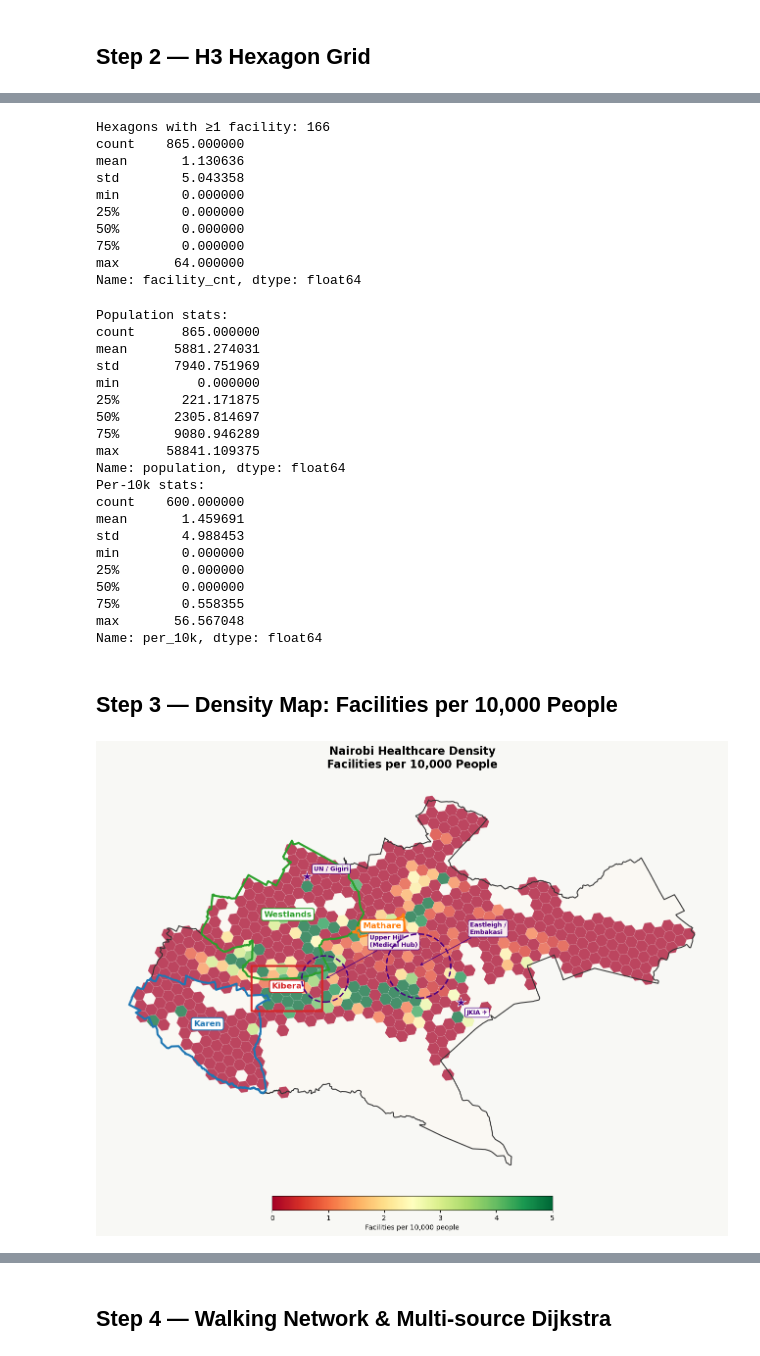
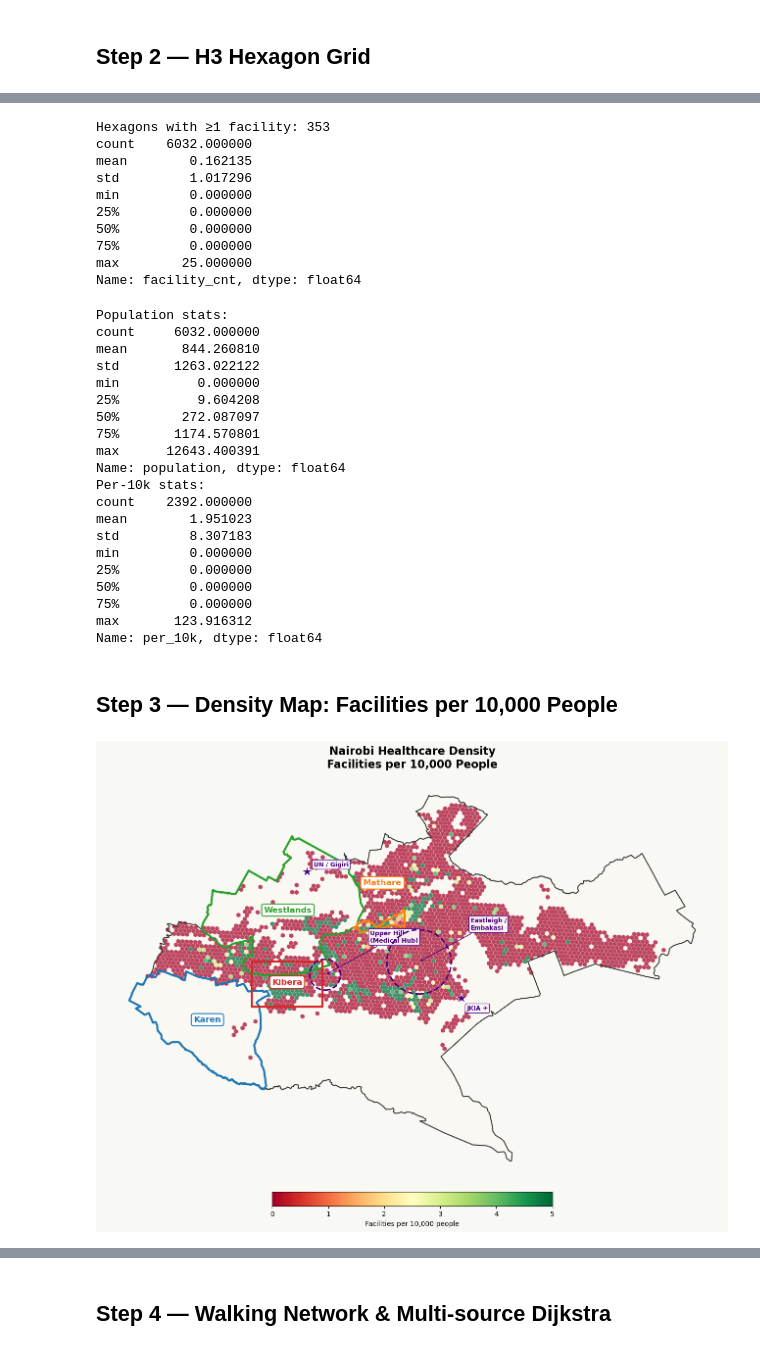
Before and after one commit to HDuo1129/GIS, a Jupyter notebook: notebooks/nairobi_healthcare.ipynb, the cells around one changed output, grey strips where cells are left out. Saved outputs shown, nothing was run; the diff lists cells and outputs as text; code cells hidden in the pictures.

```diff
--- a/notebooks/nairobi_healthcare.ipynb
+++ b/notebooks/nairobi_healthcare.ipynb
@@ -145,7 +143,6 @@ plt.show()
 ## Step 2 — H3 Hexagon Grid
 # %%
 def poly_to_hexagons(polygon, resolution, crs='EPSG:4326'):
-    """Fill a Shapely polygon with H3 hexagons at given resolution."""
     # H3 needs GeoJSON with (lng, lat) order
     coords = list(polygon.exterior.coords)
     geojson = {'type': 'Polygon', 'coordinates': [coords]}
@@ -157,8 +154,7 @@ def poly_to_hexagons(polygon, resolution, crs='EPSG:4326'):
         hexagons.append({'hex_id': h, 'geometry': Polygon(boundary)})
     return gpd.GeoDataFrame(hexagons, crs=crs)
 
-# H3 res 8 ≈ 0.74 km² per hexagon — good for city scale
-RESOLUTION = 8
+RESOLUTION = 9
 
 # H3 needs WGS84 input
 nairobi_wgs = nairobi.to_crs('EPSG:4326')
@@ -182,15 +178,15 @@ gdf_hex['facility_cnt'] = gdf_hex['hex_id'].map(hex_count).fillna(0)
 print(f'Hexagons with ≥1 facility: {(gdf_hex["facility_cnt"] > 0).sum()}')
 print(gdf_hex['facility_cnt'].describe())
 # %% [output]
-Hexagons with ≥1 facility: 166
-count    865.000000
-mean       1.130636
-std        5.043358
-min        0.000000
-25%        0.000000
-50%        0.000000
-75%        0.000000
-max       64.000000
+Hexagons with ≥1 facility: 353
+count    6032.000000
+mean        0.162135
+std         1.017296
+min         0.000000
+25%         0.000000
+50%         0.000000
+75%         0.000000
+max        25.000000
 Name: facility_cnt, dtype: float64
 # %%
 # Extract population from WorldPop raster
@@ -208,24 +204,24 @@ print('Population stats:'); print(gdf_hex['population'].describe())
 print('Per-10k stats:');     print(gdf_hex['per_10k'].describe())
 # %% [output]
 Population stats:
-count      865.000000
-mean      5881.274031
-std       7940.751969
+count     6032.000000
+mean       844.260810
+std       1263.022122
 min          0.000000
-25%        221.171875
-50%       2305.814697
-75%       9080.946289
-max      58841.109375
+25%          9.604208
+50%        272.087097
+75%       1174.570801
+max      12643.400391
 Name: population, dtype: float64
 Per-10k stats:
-count    600.000000
-mean       1.459691
-std        4.988453
-min        0.000000
-25%        0.000000
-50%        0.000000
-75%        0.558355
-max       56.567048
+count    2392.000000
+mean        1.951023
+std         8.307183
+min         0.000000
+25%         0.000000
+50%         0.000000
+75%         0.000000
+max       123.916312
 Name: per_10k, dtype: float64
 # %% [markdown]
 ## Step 3 — Density Map: Facilities per 10,000 People
@@ -248,11 +244,14 @@ gdf_hex_plot.plot(
 
 nairobi.to_crs('EPSG:4326').plot(ax=ax, color='none', edgecolor='#333', linewidth=1.5)
 
+label_offsets = {'Mathare': (0.0, 0.030)}  # push Mathare label up, away from Upper Hill
+
 for name, gdf in areas.items():
     gdf.to_crs('EPSG:4326').plot(ax=ax, color='none',
                                   edgecolor=area_colors[name], linewidth=3)
     c = gdf.to_crs('EPSG:4326').geometry.centroid.iloc[0]
-    ax.annotate(name, xy=(c.x, c.y), fontsize=12, fontweight='bold',
+    dx, dy = label_offsets.get(name, (0, 0))
+    ax.annotate(name, xy=(c.x + dx, c.y + dy), fontsize=12, fontweight='bold',
                 color=area_colors[name], ha='center',
                 bbox=dict(boxstyle='round,pad=0.3', facecolor='white',
                           edgecolor=area_colors[name], linewidth=1.5))
@@ -260,7 +259,7 @@ for name, gdf in areas.items():
 # --- Dashed circles for landmark districts ---
 landmark_circles = [
     # (lon, lat, radius, label, label_lon, label_lat, ha)
-    (36.817, -1.300, 0.018, 'Upper Hill\n(Medical Hub)', 36.852, -1.275, 'left'),
+    (36.817, -1.300, 0.012, 'Upper Hill\n(Medical Hub)', 36.852, -1.275, 'left'),
     (36.890, -1.290, 0.025, 'Eastleigh /\nEmbakasi',    36.930, -1.265, 'left'),
 ]
 for lon, lat, r, label, llon, llat, ha in landmark_circles:
@@ -271,34 +270,34 @@ for lon, lat, r, label, llon, llat, ha in landmark_circles:
                 fontsize=9, fontweight='bold', color='#4b0082', ha=ha,
                 arrowprops=dict(arrowstyle='->', color='#4b0082', lw=1.1),
                 bbox=dict(boxstyle='round,pad=0.25', facecolor='white',
                           edgecolor='#4b0082', linewidth=1, alpha=0.9))
 
 # --- Star markers for point landmarks ---
 point_landmarks = {
     'UN / Gigiri': (36.803, -1.220),
     'JKIA ✈':      (36.923, -1.318),
 }
 offsets = {
     'UN / Gigiri': (10,  8),
     'JKIA ✈':      (8, -18),
 }
 for label, (lon, lat) in point_landmarks.items():
     ax.plot(lon, lat, marker='*', color='#4b0082', markersize=16,
             markeredgecolor='white', markeredgewidth=0.8, zorder=5)
     ax.annotate(label, xy=(lon, lat), xytext=offsets[label],
                 textcoords='offset points', fontsize=9, fontweight='bold',
                 color='#4b0082',
                 bbox=dict(boxstyle='round,pad=0.25', facecolor='white',
                           edgecolor='#4b0082', linewidth=1, alpha=0.9))
 
 ax.set_title('Nairobi Healthcare Density\nFacilities per 10,000 People',
              fontsize=16, fontweight='bold', pad=14)
 ax.axis('off')
 plt.tight_layout()
 plt.savefig('../outputs/figures/02_density_per10k.png', dpi=200, bbox_inches='tight')
 plt.show()
 # %% [output]
-[figure, old version]
+[figure, new version]
 # %%
 # Diagnostic: raw facility count / population / per_10k side by side
 fig, axes = plt.subplots(1, 3, figsize=(24, 8), facecolor='#f8f8f5')
```
Also changed, not shown: parts of 14 cells of this notebook, 8 other files.
